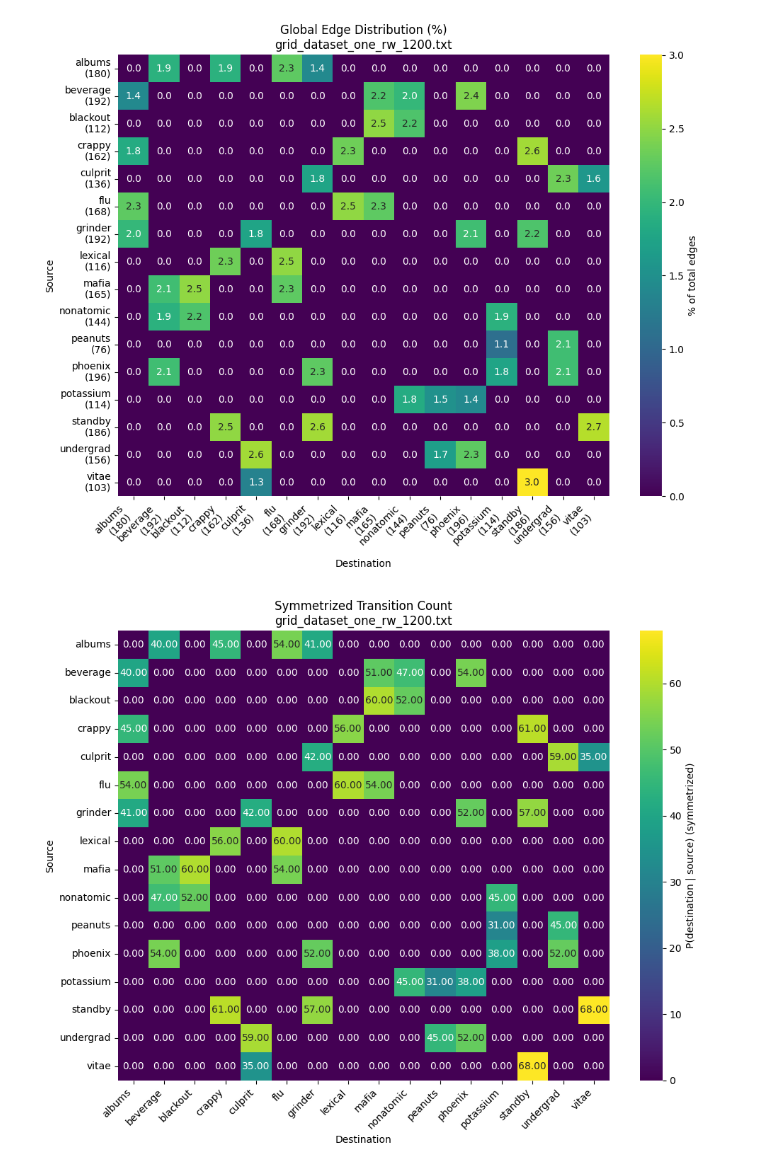
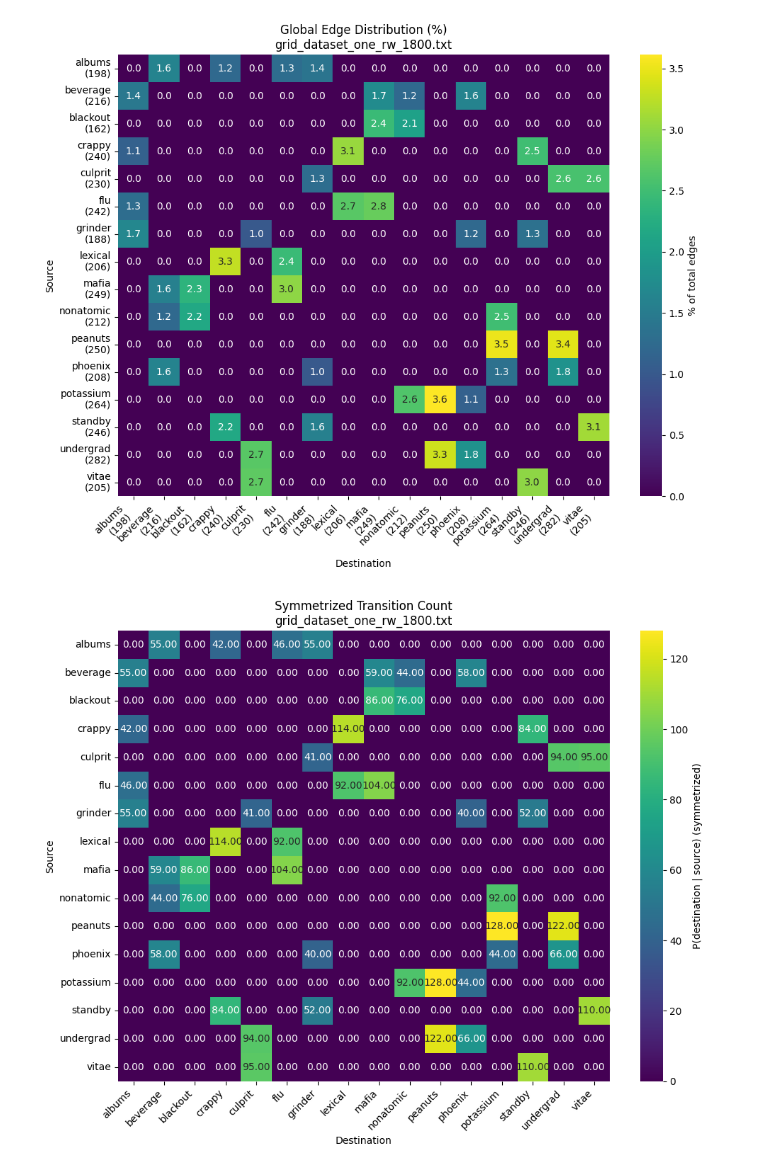
Before and after one commit to Project-Hindenburg/hico, a Jupyter notebook: notebooks/plot_data_statistics.ipynb, the cells around one changed output. Cells and saved outputs as stored; diff of their text form; code cells hidden in the pictures.

Commit message:
added some datasets

```diff
--- a/notebooks/plot_data_statistics.ipynb
+++ b/notebooks/plot_data_statistics.ipynb
@@ -133,8 +133,8 @@ def process_rw_file(filepath, plot=True):
 
     return adj_df, word_counts, adj_row_prob
 # %%
-filepath = "../data/one_random_walk/grid_16/grid_dataset_one_rw_1200.txt"
+filepath = "../data/one_random_walk/parametrized_grid_16/grid_dataset_one_rw_1800.txt"
 adj = process_rw_file(filepath)
 # %% [output]
-[figure, old version]
+[figure, new version]
-[figure, old version]
+[figure, new version]
```
Also changed, not shown: parts of 1 cell of this notebook, 23 other files.
